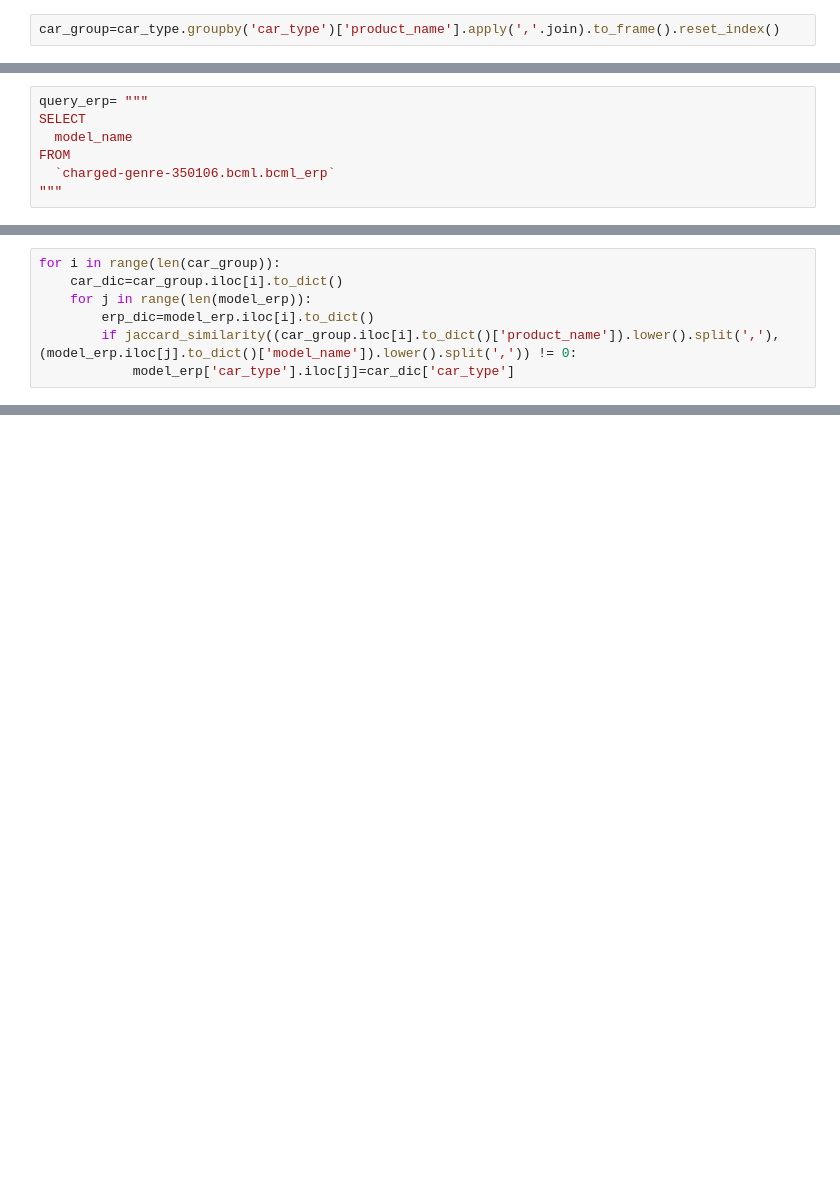
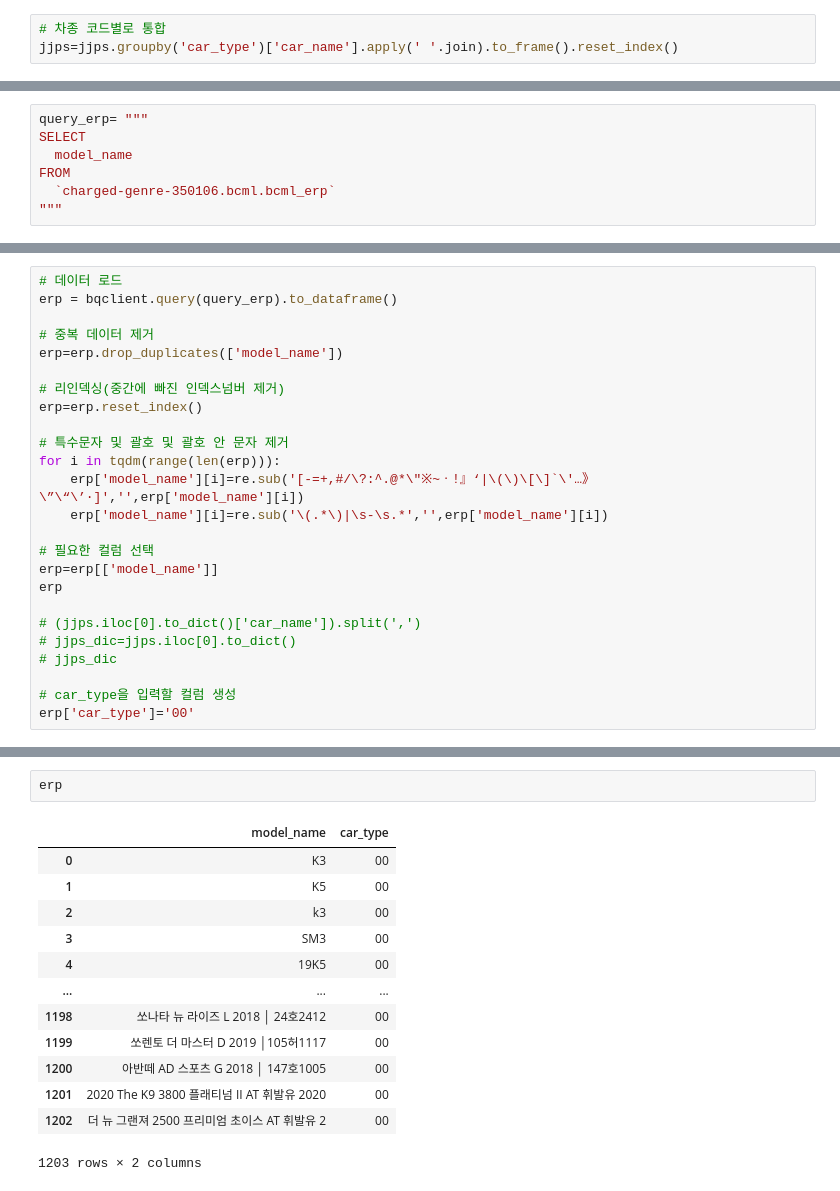
Before and after one commit to trouvlemaker/dynamic_pricing, a Jupyter notebook: car_type_mapping.ipynb, the cells around one changed output, grey strips where cells are left out. Saved outputs shown, nothing was run; the diff lists cells and outputs as text; blank space fills up the shorter version.

```diff
--- a/car_type_mapping.ipynb
+++ b/car_type_mapping.ipynb
@@ -106,2 +67,3 @@ car_type
 # %%
-car_group=car_type.groupby('car_type')['product_name'].apply(','.join).to_frame().reset_index()
+# 차종 코드별로 통합
+jjps=jjps.groupby('car_type')['car_name'].apply(' '.join).to_frame().reset_index()
@@ -242,7 +209,0 @@ ServerApp.rate_limit_window=3.0 (secs)
-# %%
-for i in range(len(car_group)):
-    car_dic=car_group.iloc[i].to_dict()
-    for j in range(len(model_erp)):
-        erp_dic=model_erp.iloc[i].to_dict()
-        if jaccard_similarity((car_group.iloc[i].to_dict()['product_name']).lower().split(','),(model_erp.iloc[j].to_dict()['model_name']).lower().split(',')) != 0:
-            model_erp['car_type'].iloc[j]=car_dic['car_type']
@@ -273,0 +210,25 @@ model_erp.head(50)
+# %%
+# 데이터 로드
+erp = bqclient.query(query_erp).to_dataframe()
+
+# 중복 데이터 제거
+erp=erp.drop_duplicates(['model_name'])
+
+# 리인덱싱(중간에 빠진 인덱스넘버 제거)
+erp=erp.reset_index()
+
+# 특수문자 및 괄호 및 괄호 안 문자 제거
+for i in tqdm(range(len(erp))):
+    erp['model_name'][i]=re.sub('[-=+,#/\?:^.@*\"※~ㆍ!』‘|\(\)\[\]`\'…》\”\“\’·]','',erp['model_name'][i])
+    erp['model_name'][i]=re.sub('\(.*\)|\s-\s.*','',erp['model_name'][i])
+
+# 필요한 컬럼 선택
+erp=erp[['model_name']]
+erp
+
+# (jjps.iloc[0].to_dict()['car_name']).split(',')
+# jjps_dic=jjps.iloc[0].to_dict()
+# jjps_dic
+
+# car_type을 입력할 컬럼 생성
+erp['car_type']='00'
@@ -273,0 +244,16 @@ model_erp.head(50)
+# %%
+erp
+# %% [output]
+|  | model_name | car_type |
+| 0 | K3 | 00 |
+| 1 | K5 | 00 |
+| 2 | k3 | 00 |
+| 3 | SM3 | 00 |
+| 4 | 19K5 | 00 |
+| ... | ... | ... |
+| 1198 | 쏘나타 뉴 라이즈 L 2018 │ 24호2412 | 00 |
+| 1199 | 쏘렌토 더 마스터 D 2019 │105허1117 | 00 |
+| 1200 | 아반떼 AD 스포츠 G 2018 │ 147호1005 | 00 |
+| 1201 | 2020 The K9 3800 플래티넘 II AT 휘발유 2020 | 00 |
+| 1202 | 더 뉴 그랜져 2500 프리미엄 초이스 AT 휘발유 2 | 00 |
+1203 rows × 2 columns
```
Also changed, not shown: parts of 82 cells of this notebook.
